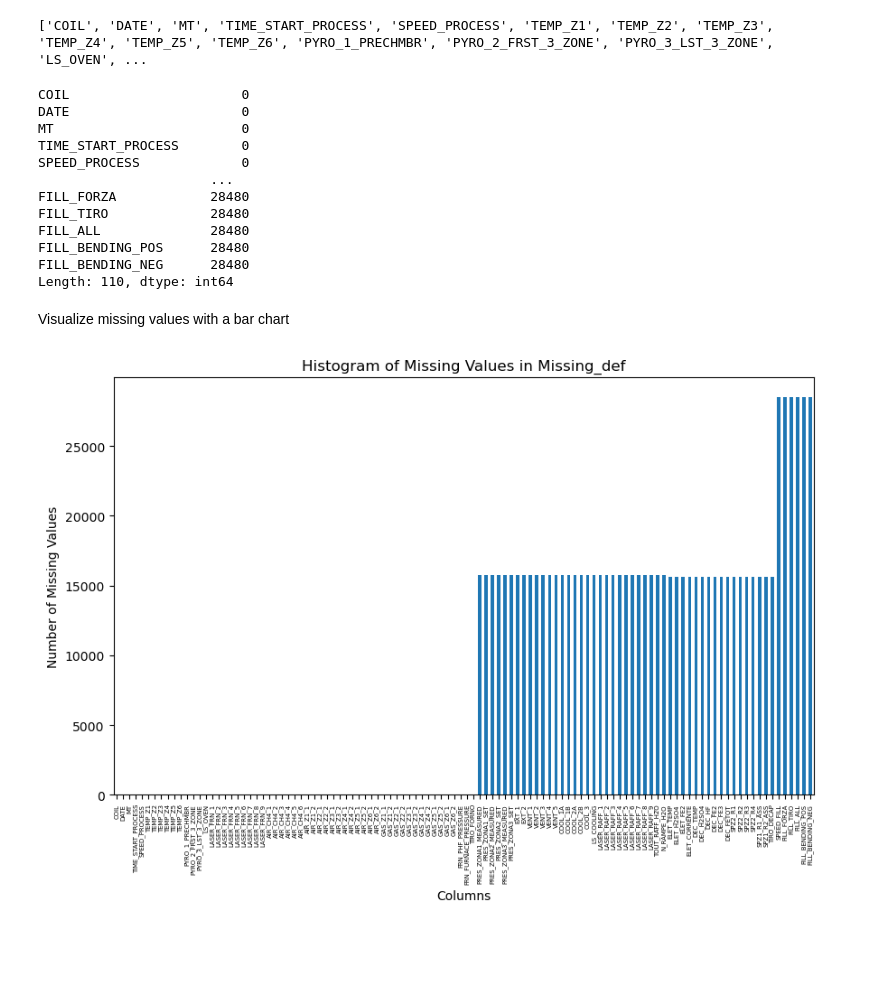
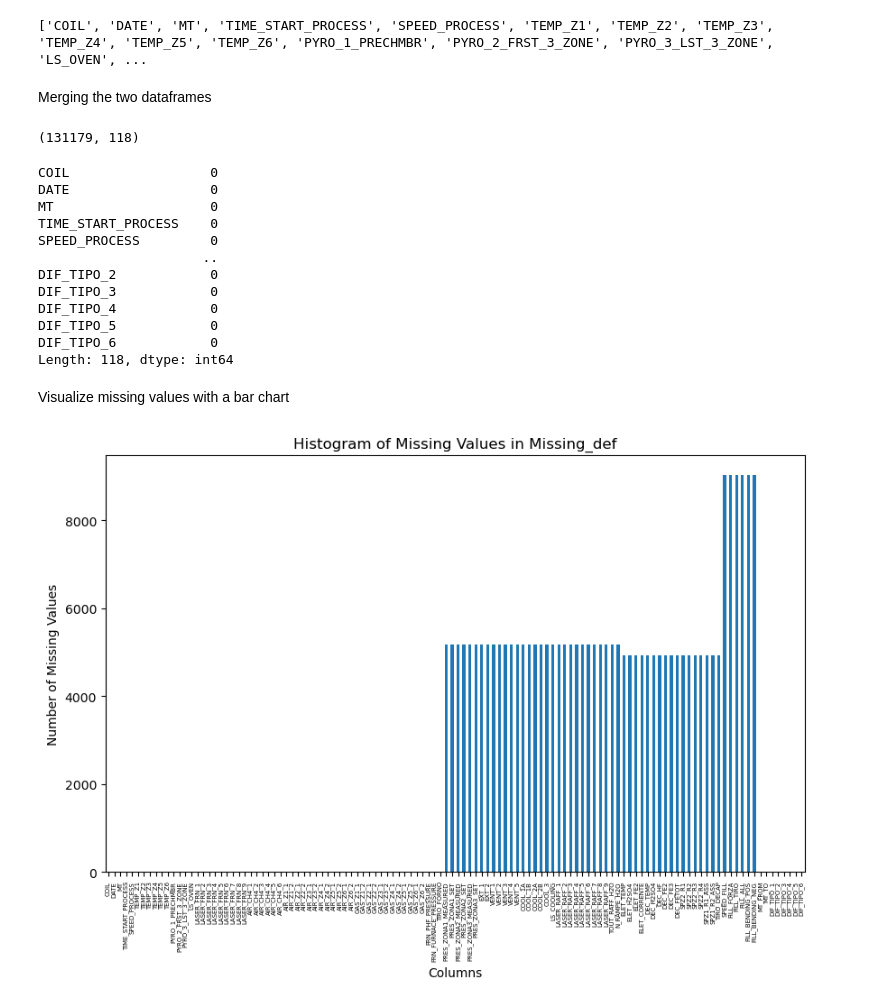
Before and after one commit to simoneassirelli/Machine-Learning-Fieldwork---G3, a Jupyter notebook: code.ipynb, the cells around one changed output. Cells and saved outputs as stored; diff of their text form; code cells hidden in the pictures; blank space fills up the shorter version.

```diff
--- a/code.ipynb
+++ b/code.ipynb
@@ -45,34 +45,43 @@ print(prod_columns) # around 110 features!
 # Possible question: How do we reduce dimensionality? PCA?
 # %% [output]
 ['COIL', 'DATE', 'MT', 'TIME_START_PROCESS', 'SPEED_PROCESS', 'TEMP_Z1', 'TEMP_Z2', 'TEMP_Z3', 'TEMP_Z4', 'TEMP_Z5', 'TEMP_Z6', 'PYRO_1_PRECHMBR', 'PYRO_2_FRST_3_ZONE', 'PYRO_3_LST_3_ZONE', 'LS_OVEN', ...
+# %% [markdown]
+Merging the two dataframes
+# %%
+# Merging the datasets on 'COIL' and 'DATE'
+merged_data = pd.merge(df_prod, df_def, on=['COIL', 'DATE'])
+
+# Quick look at the data
+print(merged_data.shape)
+# %% [output]
+(131179, 118)
 # %%
 # Checking for missing values
-missing_def = df_def.isna().sum()
-missing_prod = df_prod.isna().sum()
-print(missing_prod)
+missing_values = merged_data.isna().sum()
+print(missing_values)
 # %% [output]
-COIL                      0
-DATE                      0
-MT                        0
-TIME_START_PROCESS        0
-SPEED_PROCESS             0
-                      ...
-FILL_FORZA            28480
-FILL_TIRO             28480
-FILL_ALL              28480
-FILL_BENDING_POS      28480
-FILL_BENDING_NEG      28480
-Length: 110, dtype: int64
+COIL                  0
+DATE                  0
+MT                    0
+TIME_START_PROCESS    0
+SPEED_PROCESS         0
+                     ..
+DIF_TIPO_2            0
+DIF_TIPO_3            0
+DIF_TIPO_4            0
+DIF_TIPO_5            0
+DIF_TIPO_6            0
+Length: 118, dtype: int64
 # %% [markdown]
 Visualize missing values with a bar chart
 # %%
 plt.figure(figsize=(10, 6))
-missing_prod.plot(kind='bar')
+missing_values.plot(kind='bar')
 plt.xlabel('Columns')
 plt.ylabel('Number of Missing Values')
 plt.title('Histogram of Missing Values in Missing_def')
 plt.xticks(rotation=90, fontsize = 5)
 plt.show()
 # Possible question: "Should we get rid of those null values?"
 # %% [output]
-[figure, old version]
+[figure, new version]
```
Also changed, not shown: parts of 4 cells of this notebook.
